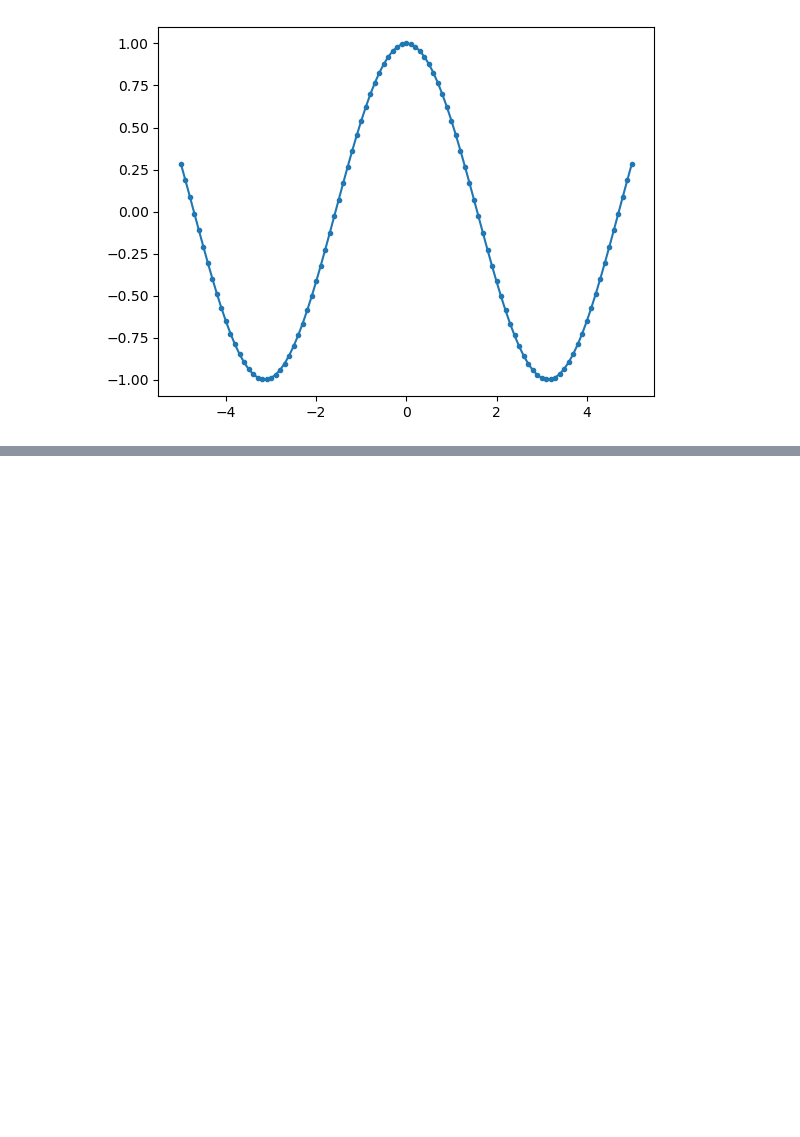
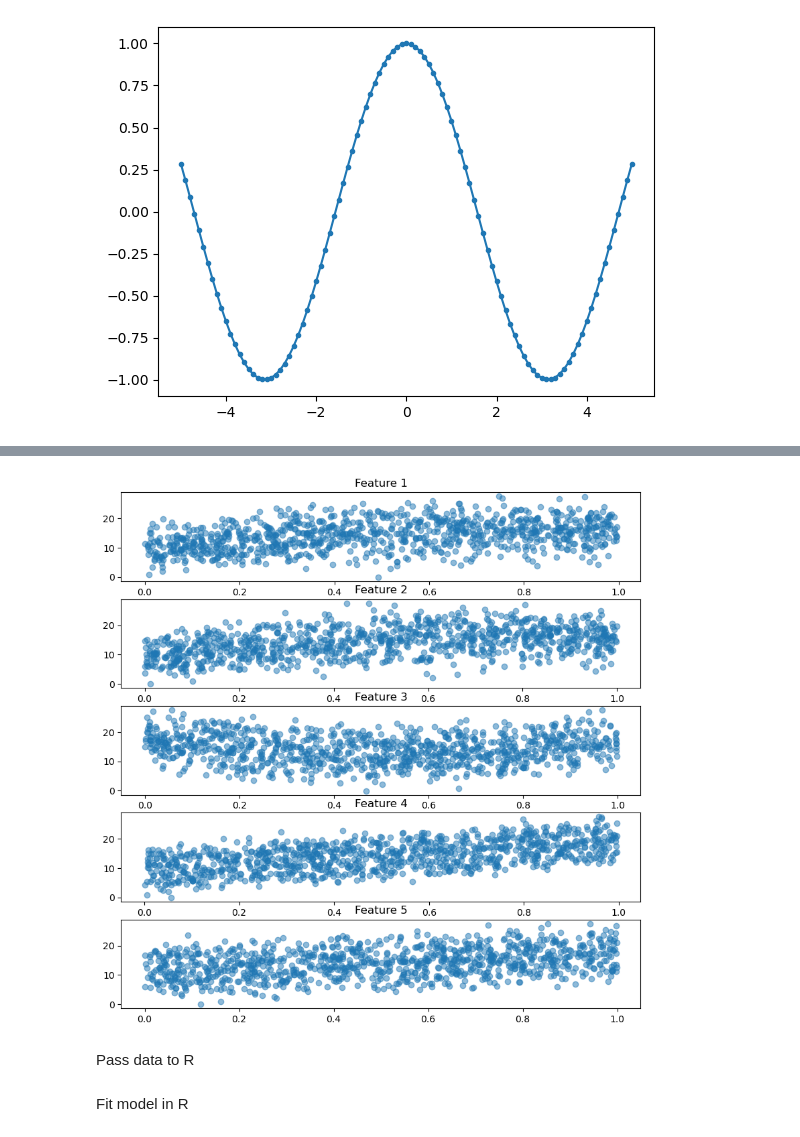
Before and after one commit to apoorvalal/pyRotechnics, a Jupyter notebook: pyRotechnics.ipynb, the cells around one changed output, grey strips where cells are left out. Saved outputs shown, nothing was run; the diff lists cells and outputs as text; code cells hidden in the pictures; blank space fills up the shorter version.

```diff
--- a/pyRotechnics.ipynb
+++ b/pyRotechnics.ipynb
@@ -48,0 +64,12 @@ plt.plot(x, y_r, marker='.')
+# %%
+X, y = make_friedman1(n_samples=1_000, n_features=5,
+                      noise=0.5, random_state=42)
+# %%
+f, ax = plt.subplots(5, 1, figsize=(10, 10))
+for i in range(5):
+    ax[i].scatter(X[:, i], y, alpha=0.5)
+    ax[i].set_title(f"Feature {i+1}")
+# %% [output]
+[figure, added]
+# %% [markdown]
+Pass data to R
@@ -48,0 +79,2 @@ plt.plot(x, y_r, marker='.')
+# %% [markdown]
+Fit model in R
```
Also changed, not shown: parts of 12 cells of this notebook.
